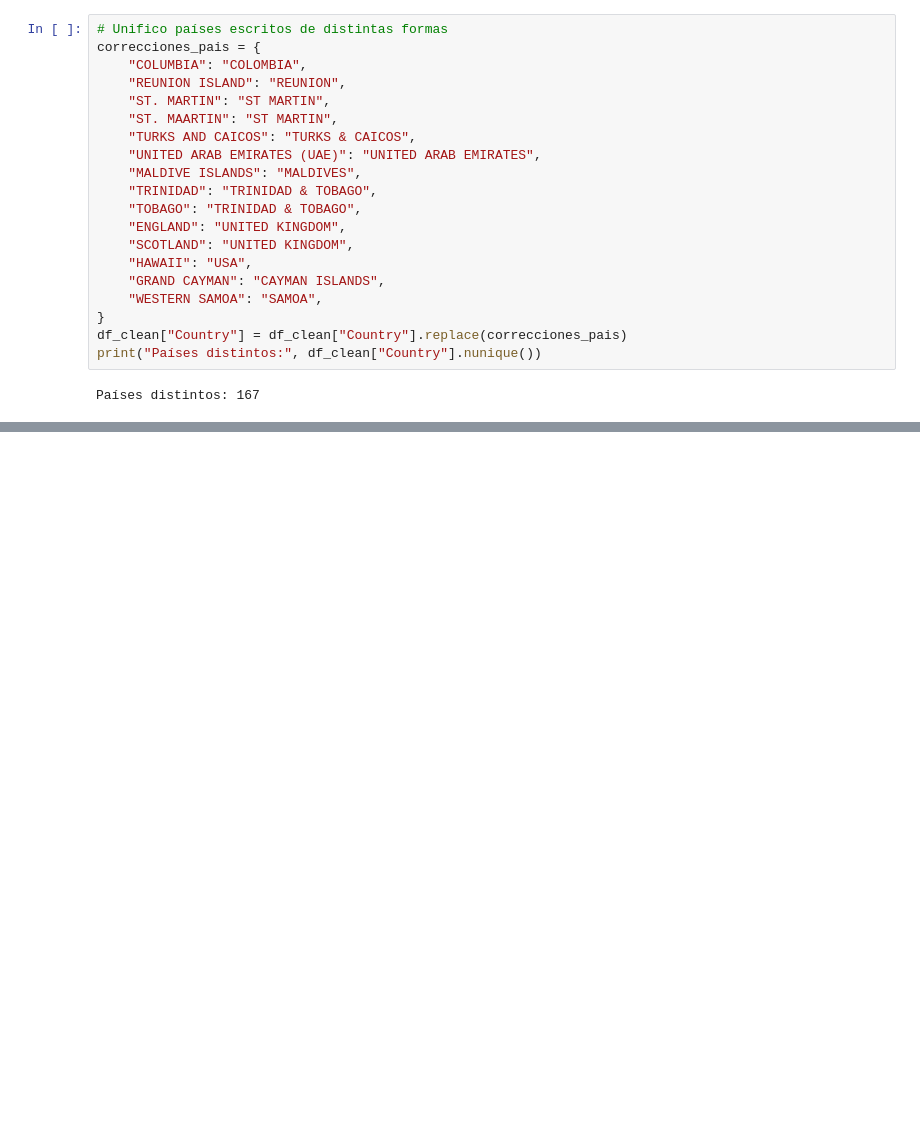
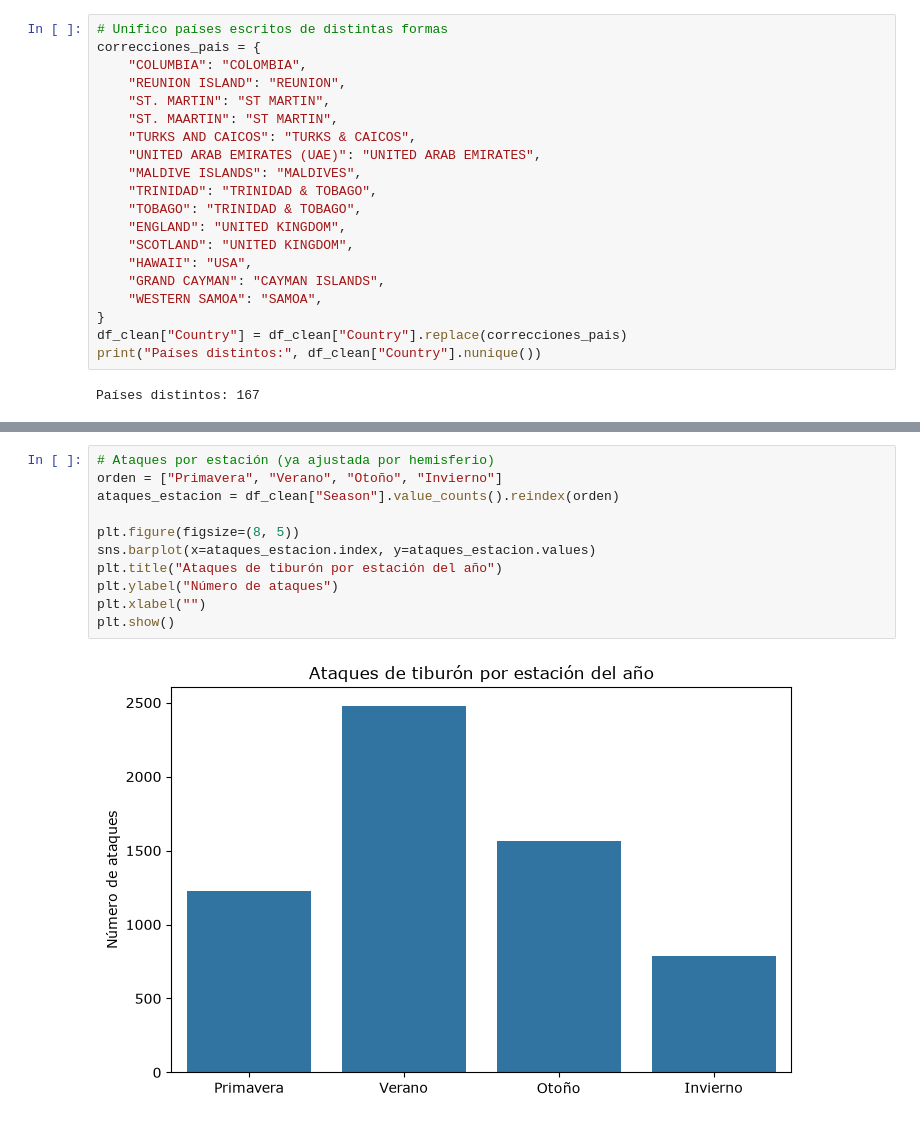
Before and after one commit to agencia-zyntria/Yaja-ensurance-S.L., a Jupyter notebook: limpieza_juan.ipynb, the cells around one changed output, grey strips where cells are left out. Cells and saved outputs as stored; diff of their text form; blank space fills up the shorter version.

```diff
--- a/limpieza_juan.ipynb
+++ b/limpieza_juan.ipynb
@@ -251,0 +335,13 @@ Name: count, dtype: int64
+# %%
+# Ataques por estación (ya ajustada por hemisferio)
+orden = ["Primavera", "Verano", "Otoño", "Invierno"]
+ataques_estacion = df_clean["Season"].value_counts().reindex(orden)
+
+plt.figure(figsize=(8, 5))
+sns.barplot(x=ataques_estacion.index, y=ataques_estacion.values)
+plt.title("Ataques de tiburón por estación del año")
+plt.ylabel("Número de ataques")
+plt.xlabel("")
+plt.show()
+# %% [output]
+[figure, added]
```
Also changed, not shown: parts of 17 cells of this notebook.
